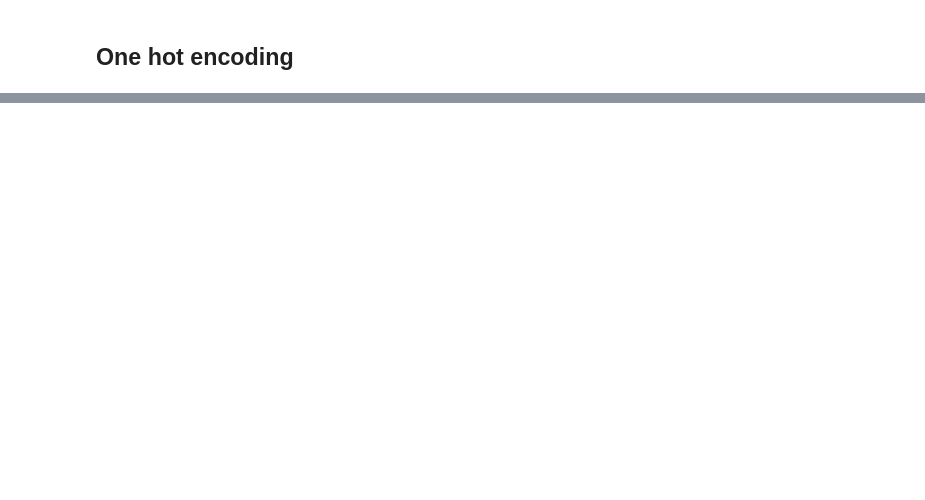
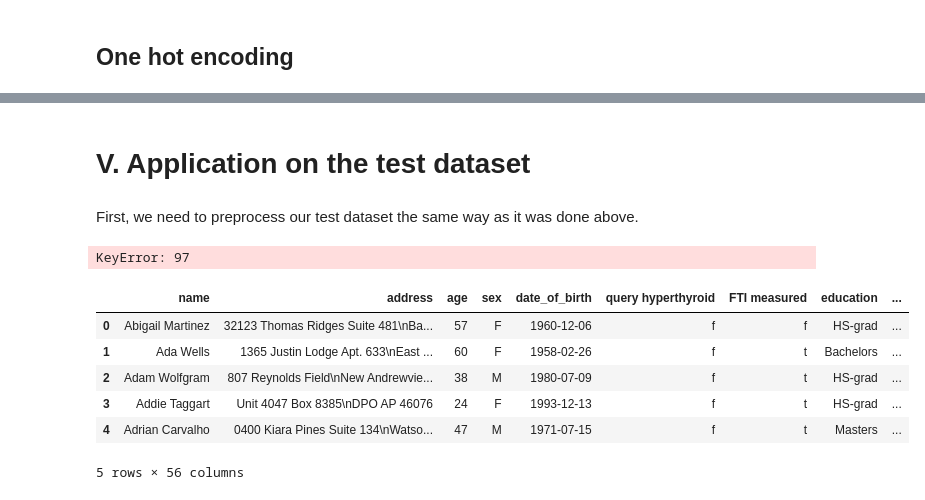
Before and after one commit to PavolGrofcik/INANU, a Jupyter notebook: Decision Trees ML Final.ipynb, the cells around one changed output, grey strips where cells are left out. Saved outputs shown, nothing was run; the diff lists cells and outputs as text; code cells hidden in the pictures; blank space fills up the shorter version.

```diff
--- a/Decision Trees ML Final.ipynb
+++ b/Decision Trees ML Final.ipynb
@@ -327,8 +302,9 @@ query hyperthyroid encoded!
 query hypothyroid encoded!
 # %%
 #After column label encoding we
-Labeled_colums = ["sick", "pregnant", "psych", "I131 treatment", "goitre",
-                 "tumor", "class", "thyroid surgery", "sex", "on thyroxine",
+
+Labeled_colums = ["pregnant", "psych", "I131 treatment", "goitre",
+                 "tumor", "thyroid surgery", "sex", "on thyroxine",
                  "query hyperthyroid", "query hypothyroid"]
 
 for col in Labeled_colums:
@@ -426,0 +566,75 @@ ModuleNotFoundError: No module named 'graphviz'
+# %% [markdown]
+# V. Application on the test dataset
+# %% [markdown]
+First, we need to preprocess our test dataset the same way as it was done above.
+# %%
+df_test_personal = pd.read_csv("Datasets/personal_test.csv", index_col=0)
+df_test_other = pd.read_csv("Datasets/other_test.csv", index_col=0)
+
+df_merged_test = pd.merge(df_test_personal, df_test_other, on=["name", "address"], how = "inner", sort = True, copy = True)
+
+mask = df_merged_test.duplicated(subset=["name", "address"])
+
+duplicates = df_merged_test[mask == True]
+
+ps.fill_from_duplicates(df=df_merged_test, duplicates=duplicates, indexes=duplicates.index)
+
+#Formatting the date
+df_merged_test["date_of_birth"] = df_merged_test["date_of_birth"].apply(lambda x: ps.format_date(date=x))
+
+#Parsing JSON medical info
+df_merged_test = ps.add_columns(data=df_merged_test, json_col = "medical_info")
+
+#Normalizing categorical columns
+ps.normalize_columns_booleans(data = df_merged_test, df_new= df_merged_test)
+
+df_merged_test["class"]="negative"
+
+
+Filled_cols = ["TT4", "T4U", "TSH", "T3"]
+
+#Iterating over columns and filling it
+for column in Filled_cols:
+    ps.fill_numeric_miss_values(data=df_merged_test, column = column, method= "med")
+
+
+Labeled_colums = ["pregnant", "psych", "I131 treatment", "goitre",
+                 "tumor", "thyroid surgery", "sex", "on thyroxine",
+                 "query hyperthyroid", "query hypothyroid"]
+
+a=pd.DataFrame()
+
+#Label encoding for all columns
+for col in Labeled_colums:
+    lbl_encoder = LabelEncoder()
+
+    df_merged_test[col] = df_merged_test[col].apply(lambda x: str(x))
+    df_merged_test[col + "_en"] = lbl_encoder.fit_transform(df_merged_test[col])
+    a[col+"_en"] = lbl_encoder.fit_transform(df_merged_test[col])
+
+    print(col + " encoded!")
+
+Labeled_colums = ["pregnant", "psych", "I131 treatment", "goitre",
+                 "tumor", "thyroid surgery", "sex", "on thyroxine",
+                 "query hyperthyroid", "query hypothyroid"]
+
+for col in Labeled_colums:
+    ohe = OneHotEncoder()
+
+    Xcol = ohe.fit_transform(df_merged_test[col].values.reshape(-1,1)).toarray()
+    dfOneHot = pd.DataFrame(Xcol, columns = [str(col)+str(int(i)) for i in range(Xcol.shape[1])])
+    pd.concat([df_merged_test, dfOneHot], axis=1)
+# %% [output]
+KeyError: 97
+# %%
+df_target=df_merged_test.copy()
+
+df_target.head()
+# %% [output]
+|  | name | address | age | sex | date_of_birth | query hyperthyroid | FTI measured | education | ... |
+| 0 | Abigail Martinez | 32123 Thomas Ridges Suite 481\nBa... | 57 | F | 1960-12-06 | f | f | HS-grad | ... |
+| 1 | Ada Wells | 1365 Justin Lodge Apt. 633\nEast ... | 60 | F | 1958-02-26 | f | t | Bachelors | ... |
+| 2 | Adam Wolfgram | 807 Reynolds Field\nNew Andrewvie... | 38 | M | 1980-07-09 | f | t | HS-grad | ... |
+| 3 | Addie Taggart | Unit 4047 Box 8385\nDPO AP 46076 | 24 | F | 1993-12-13 | f | t | HS-grad | ... |
+| 4 | Adrian Carvalho | 0400 Kiara Pines Suite 134\nWatso... | 47 | M | 1971-07-15 | f | t | Masters | ... |
+5 rows × 56 columns
```
Also changed, not shown: parts of 71 cells of this notebook, 8 other files.
